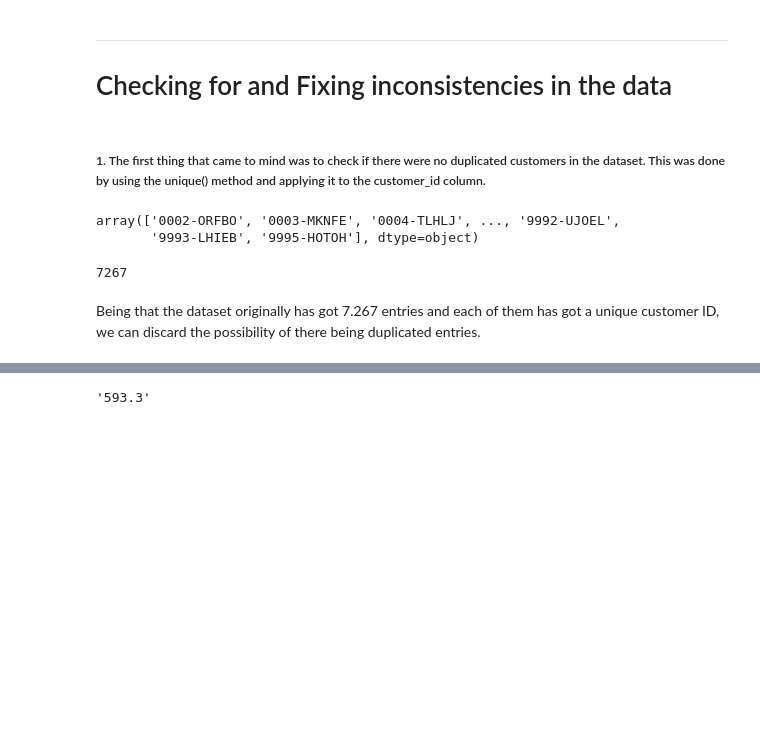
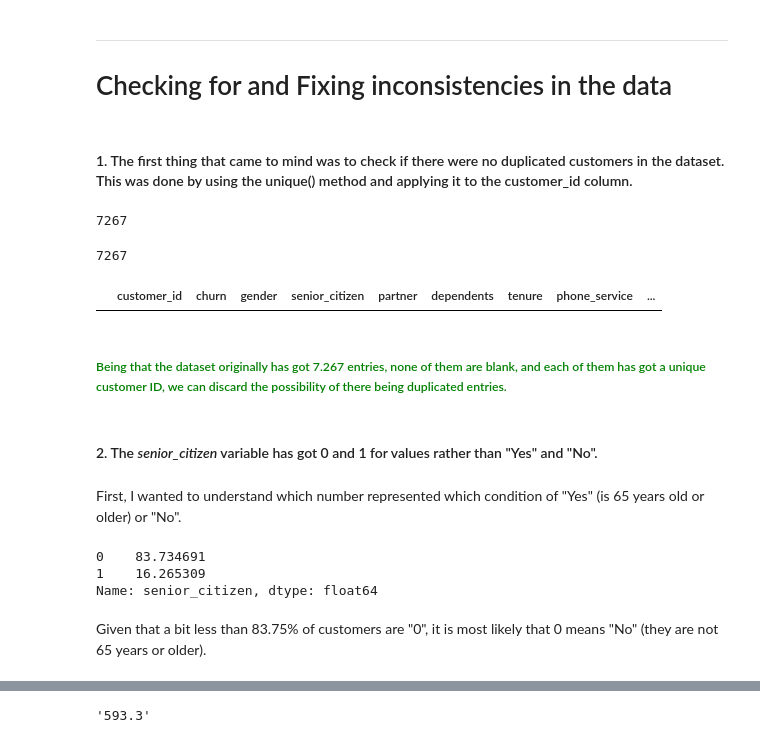
Before and after one commit to LupiVolpi/alura_challenge_data_science, a Jupyter notebook: alura_challenge_data_science_week_1.ipynb, the cells around one changed output, grey strips where cells are left out. Drawn from its saved outputs; the diff is of its cells as text; code cells hidden in the pictures; blank space fills up the shorter version.

```diff
--- a/alura_challenge_data_science_week_1.ipynb
+++ b/alura_challenge_data_science_week_1.ipynb
@@ -327,15 +327,34 @@ Beginer-friendly text: a boolean variable is that which involves a dichotomy of
 ---
 # Checking for and Fixing inconsistencies in the data
 # %% [markdown]
-##### 1. The first thing that came to mind was to check if there were no duplicated customers in the dataset. This was done by using the unique() method and applying it to the customer_id column.
+#### 1. The first thing that came to mind was to check if there were no duplicated customers in the dataset. This was done by using the unique() method and applying it to the customer_id column.
-# %%
-data["customer_id"].unique()
-# %% [output]
-array(['0002-ORFBO', '0003-MKNFE', '0004-TLHLJ', ..., '9992-UJOEL',
-       '9993-LHIEB', '9995-HOTOH'], dtype=object)
+# %%
+# The result of this cell indicates that there are 7267 different customer IDs in the dataset.
+
+data["customer_id"].unique().shape[0]
+# %% [output]
+7267
 # %%
 data.shape[0]
 # %% [output]
 7267
+# %%
+# Let's quickly check if the customer_id has got any blank entries.
+
+data.query("customer_id == ''")
+# %% [output]
+|  | customer_id | churn | gender | senior_citizen | partner | dependents | tenure | phone_service | ... |
 # %% [markdown]
-Being that the dataset originally has got 7.267 entries and each of them has got a unique customer ID, we can discard the possibility of there being duplicated entries.
+##### <font color = "Green"> Being that the dataset originally has got 7.267 entries, none of them are blank, and each of them has got a unique customer ID, we can discard the possibility of there being duplicated entries.
+# %% [markdown]
+#### 2. The *senior_citizen* variable has got 0 and 1 for values rather than "Yes" and "No".
+# %% [markdown]
+First, I wanted to understand which number represented which condition of "Yes" (is 65 years old or older) or "No".
+# %%
+data["senior_citizen"].value_counts(normalize = True) * 100
+# %% [output]
+0    83.734691
+1    16.265309
+Name: senior_citizen, dtype: float64
+# %% [markdown]
+Given that a bit less than 83.75% of customers are "0", it is most likely that 0 means "No" (they are not 65 years or older).
```
Also changed, not shown: parts of 18 cells of this notebook.
